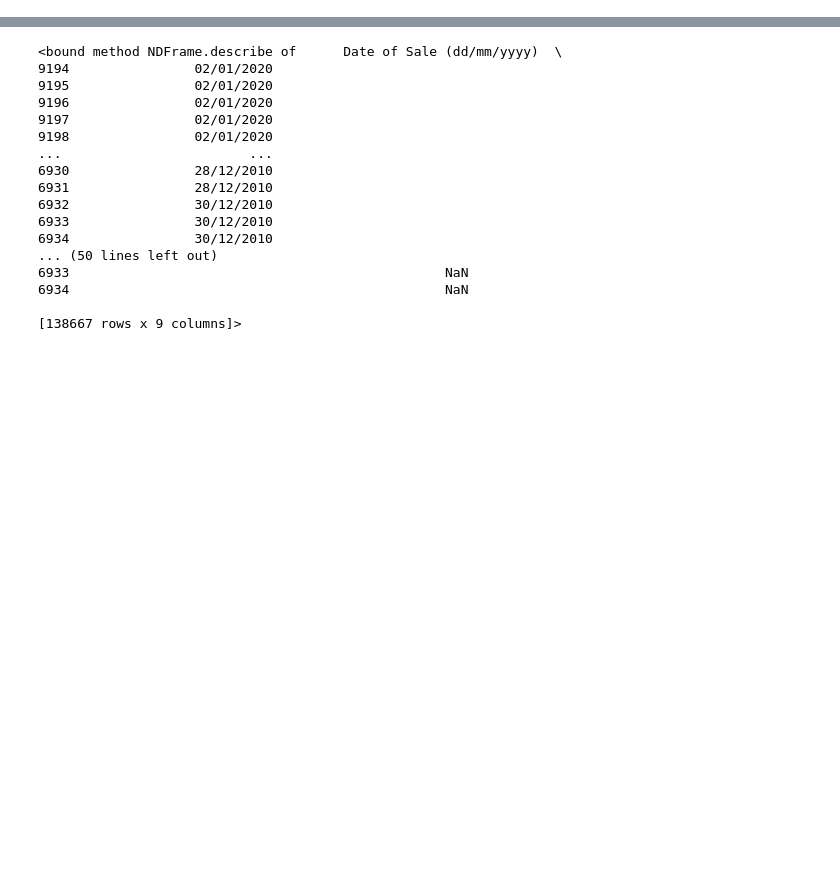
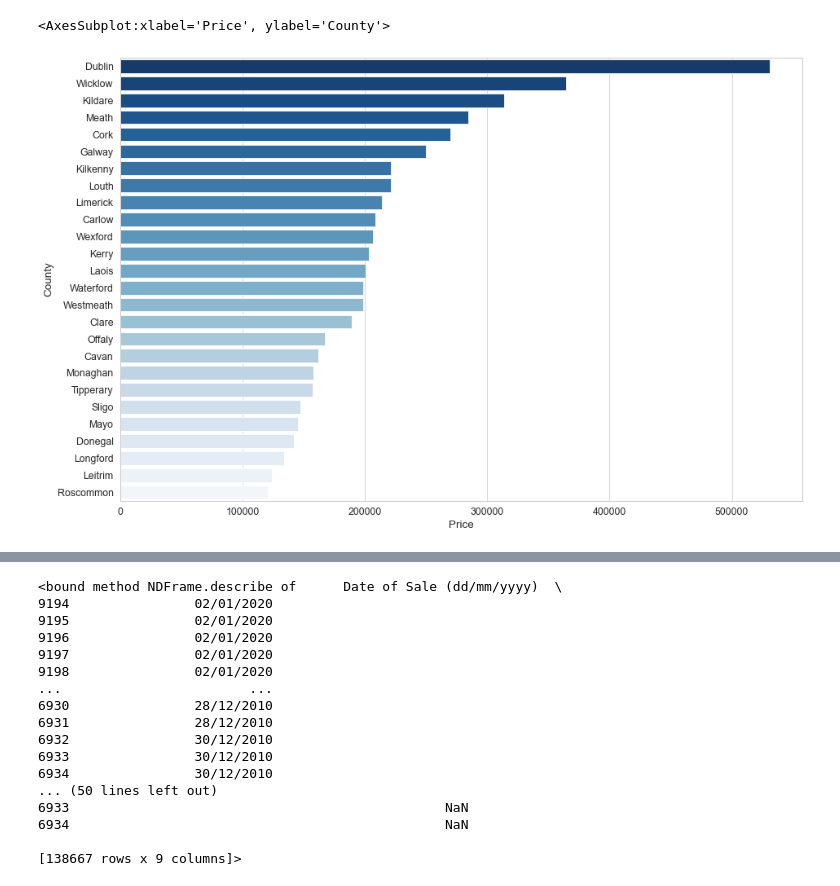
Before and after one commit to CraigDowling/Project, a Jupyter notebook: UCDPA_craigdowlingproject.ipynb, the cells around one changed output, grey strips where cells are left out. Cells and saved outputs as stored; diff of their text form; code cells hidden in the pictures; blank space fills up the shorter version.

```diff
--- a/UCDPA_craigdowlingproject.ipynb
+++ b/UCDPA_craigdowlingproject.ipynb
@@ -17,0 +112,6 @@ house_2020.head()
+# %%
+average_price_per_county = house_2020.groupby("County")["Price"].mean()
+df_average_price_per_county = pd.DataFrame(average_price_per_county)
+df_APPC = df_average_price_per_county.sort_values("Price", ascending=False)
+DF_APPC = df_APPC.reset_index()
+DF_APPC
@@ -17,0 +136,5 @@ house_2020.head()
+# %%
+sns.barplot(y="County", x="Price", data=DF_APPC, palette="Blues_r")
+# %% [output]
+<AxesSubplot:xlabel='Price', ylabel='County'>
+[figure, added]
```
Also changed, not shown: parts of 67 cells of this notebook.
